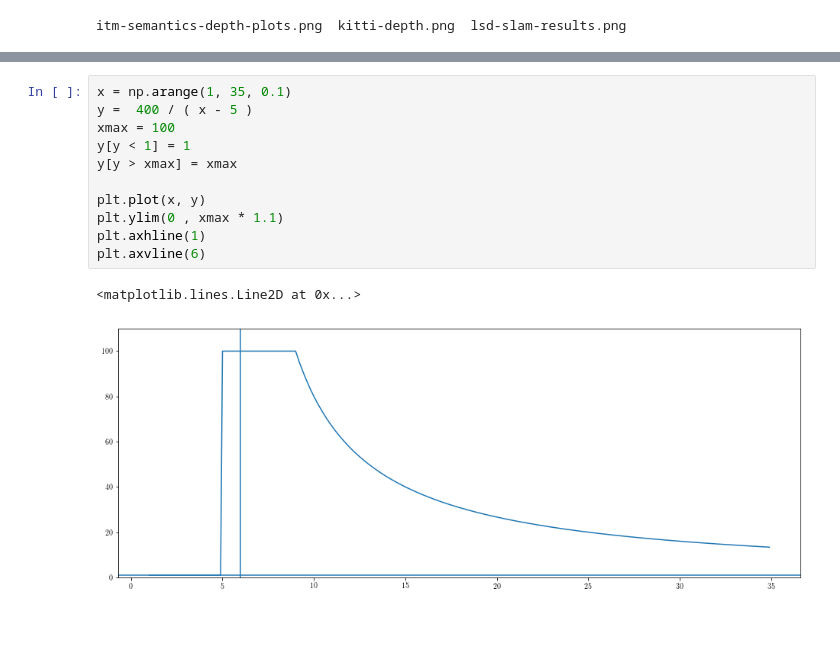
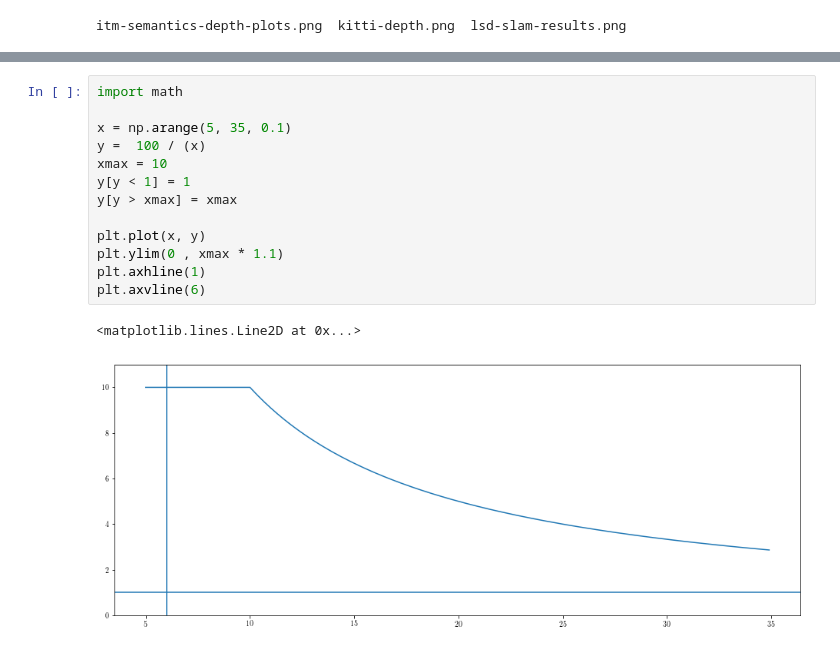
Before and after one commit to AndreiBarsan/DynSLAM, a Jupyter notebook: notebooks/DepthAnalysis.ipynb, the cells around one changed output, grey strips where cells are left out. Cells and saved outputs as stored; diff of their text form; blank space fills up the shorter version.

```diff
--- a/notebooks/DepthAnalysis.ipynb
+++ b/notebooks/DepthAnalysis.ipynb
@@ -279,14 +321,16 @@ Remaining issue: figure out WHY the error is higher for the fusion than for the
 # %%
-x = np.arange(1, 35, 0.1)
-y =  400 / ( x - 5 )
-xmax = 100
+import math
+
+x = np.arange(5, 35, 0.1)
+y =  100 / (x)
+xmax = 10
 y[y < 1] = 1
 y[y > xmax] = xmax
 
 plt.plot(x, y)
 plt.ylim(0 , xmax * 1.1)
 plt.axhline(1)
 plt.axvline(6)
 # %% [output]
 <matplotlib.lines.Line2D at 0x...>
-[figure, old version]
+[figure, new version]
```
Also changed, not shown: parts of 11 cells of this notebook.
